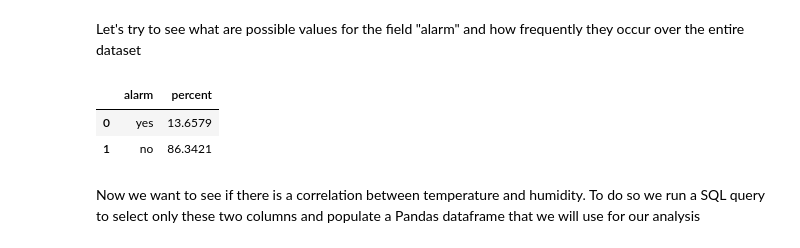
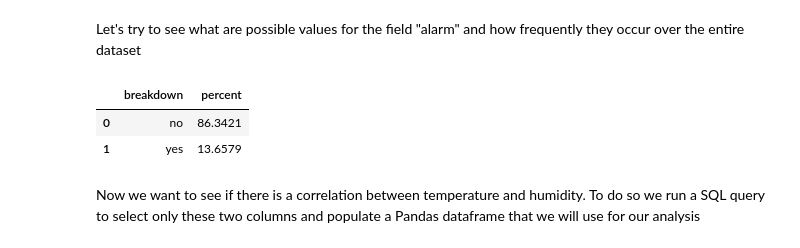
Before and after one commit to giuseppeporcelli/end-to-end-ml-application, a Jupyter notebook: 02_data_exploration_and_feature_eng/02_data_exploration_and_feature_eng.ipynb, the cells around one changed output. Drawn from its saved outputs; the diff is of its cells as text; code cells hidden in the pictures.

```diff
--- a/02_data_exploration_and_feature_eng/02_data_exploration_and_feature_eng.ipynb
+++ b/02_data_exploration_and_feature_eng/02_data_exploration_and_feature_eng.ipynb
@@ -208,12 +208,12 @@ pd.read_sql('SELECT COUNT(*) FROM "endtoendml-db".data;', conn)
 # %% [markdown]
 Let's try to see what are possible values for the field "alarm" and how frequently they occur over the entire dataset
 # %%
-pd.read_sql('SELECT alarm, (COUNT(alarm) * 100.0 / (SELECT COUNT(*) FROM "endtoendml-db".data)) \
-            AS percent FROM "endtoendml-db".data GROUP BY alarm;', conn)
+pd.read_sql('SELECT breakdown, (COUNT(breakdown) * 100.0 / (SELECT COUNT(*) FROM "endtoendml-db".data)) \
+            AS percent FROM "endtoendml-db".data GROUP BY breakdown;', conn)
 # %% [output]
-|  | alarm | percent |
-| 0 | yes | 13.6579 |
-| 1 | no | 86.3421 |
+|  | breakdown | percent |
+| 0 | no | 86.3421 |
+| 1 | yes | 13.6579 |
 # %% [markdown]
 Now we want to see if there is a correlation between temperature and humidity. To do so we run a SQL query to select only these two columns and populate a Pandas dataframe that we will use for our analysis
 # %%
```
Also changed, not shown: parts of 11 cells of this notebook, 1 other file.
